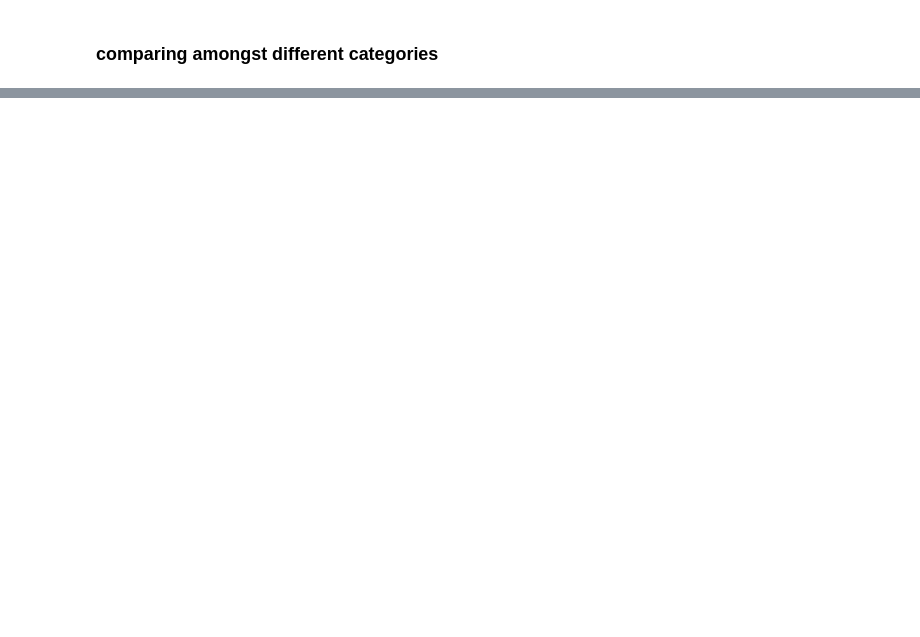
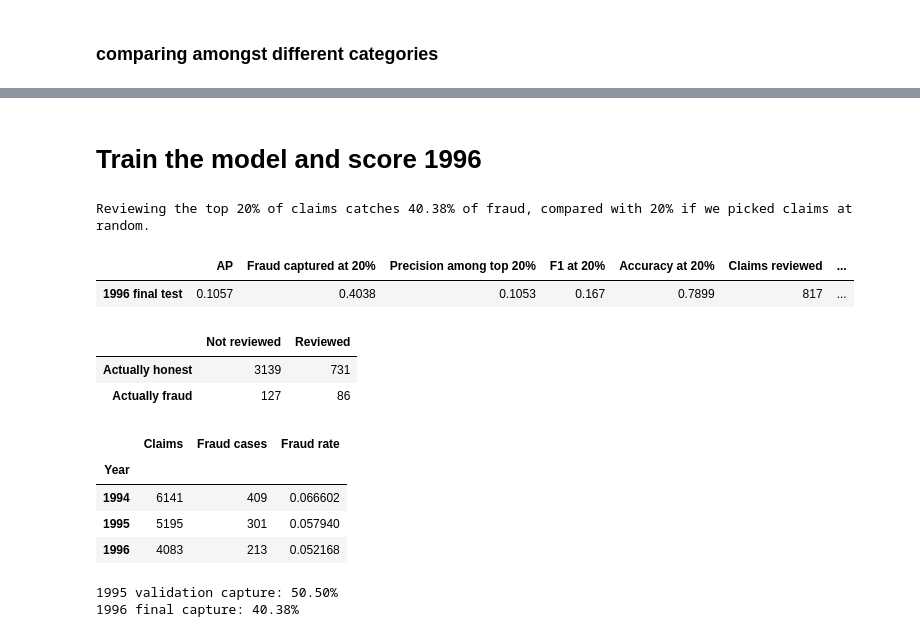
Before and after one commit to Break-Through-Tech/LexisNexis-1B-detecting-fraudulent-insurance-claims, a Jupyter notebook: notebooks/Fraud_Detection.ipynb, the cells around one changed output, grey strips where cells are left out. Cells and saved outputs as stored; diff of their text form; code cells hidden in the pictures; blank space fills up the shorter version.

```diff
--- a/notebooks/Fraud_Detection.ipynb
+++ b/notebooks/Fraud_Detection.ipynb
@@ -823,0 +829,60 @@ Claims in the review queue (20%): 1039
+# %% [markdown]
+# Train the model and score 1996
+# %%
+from sklearn.ensemble import RandomForestClassifier
+
+def capacity_results(actual, scores):
+    ranked = pd.DataFrame({'Actual': np.asarray(actual), 'Score': scores})
+    ranked = ranked.sample(frac=1, random_state=42).sort_values('Score', ascending=False, kind='stable')
+    count = int(np.ceil(len(ranked) * 0.20))
+    flags = np.zeros(len(ranked), dtype=int)
+    flags[ranked.head(count).index] = 1
+    caught = int(np.asarray(actual)[flags == 1].sum())
+    metrics = {'AP': average_precision_score(actual, scores),
+               'Fraud captured at 20%': recall_score(actual, flags),
+               'Precision among top 20%': precision_score(actual, flags, zero_division=0),
+               'F1 at 20%': f1_score(actual, flags),
+               'Accuracy at 20%': accuracy_score(actual, flags),
+               'Claims reviewed': count, 'Fraud caught': caught,
+               'Honest claims flagged': count - caught,
+               'Fraud missed': int(np.asarray(actual).sum()) - caught}
+    return metrics, flags
+
+# Define the model directly in this cell.
+final_model = RandomForestClassifier(
+    n_estimators=200,
+    max_depth=6,
+    min_samples_leaf=10,
+    class_weight=None,
+    random_state=42,
+    n_jobs=-1
+)
+final_model.fit(final_X_train, final_y_train)
+final_scores = final_model.predict_proba(final_X_test)[:, 1]
+final_metrics, final_flags = capacity_results(final_y_test, final_scores)
+headline = f"Reviewing the top 20% of claims catches {final_metrics['Fraud captured at 20%']:.2%} of fraud, compared with 20% if we picked claims at random."
+print(headline)
+display(pd.DataFrame([final_metrics], index=['1996 final test']).round(4))
+display(pd.DataFrame(confusion_matrix(final_y_test, final_flags),
+                     index=['Actually honest', 'Actually fraud'], columns=['Not reviewed', 'Reviewed']))
+yearly_rates = df.groupby('Year')['FraudFound_P'].agg(['size', 'sum', 'mean'])
+display(yearly_rates.rename(columns={'size':'Claims', 'sum':'Fraud cases', 'mean':'Fraud rate'}))
+validation_capture = experiments.loc['Random forest | depth=6 | None', 'Fraud captured at 20%']
+print('1995 validation capture:', f"{validation_capture:.2%}")
+print('1996 final capture:', f"{final_metrics['Fraud captured at 20%']:.2%}")
+if final_metrics['Fraud captured at 20%'] < validation_capture / 2:
+    print('Large drop: inspect data alignment and preprocessing for bugs. Do not tune to improve this test score.')
+# %% [output]
+Reviewing the top 20% of claims catches 40.38% of fraud, compared with 20% if we picked claims at random.
+|  | AP | Fraud captured at 20% | Precision among top 20% | F1 at 20% | Accuracy at 20% | Claims reviewed | ... |
+| 1996 final test | 0.1057 | 0.4038 | 0.1053 | 0.167 | 0.7899 | 817 | ... |
+|  | Not reviewed | Reviewed |
+| Actually honest | 3139 | 731 |
+| Actually fraud | 127 | 86 |
+|  | Claims | Fraud cases | Fraud rate |
+| Year |  |  |  |
+| 1994 | 6141 | 409 | 0.066602 |
+| 1995 | 5195 | 301 | 0.057940 |
+| 1996 | 4083 | 213 | 0.052168 |
+1995 validation capture: 50.50%
+1996 final capture: 40.38%
```
Also changed, not shown: parts of 21 cells of this notebook.
